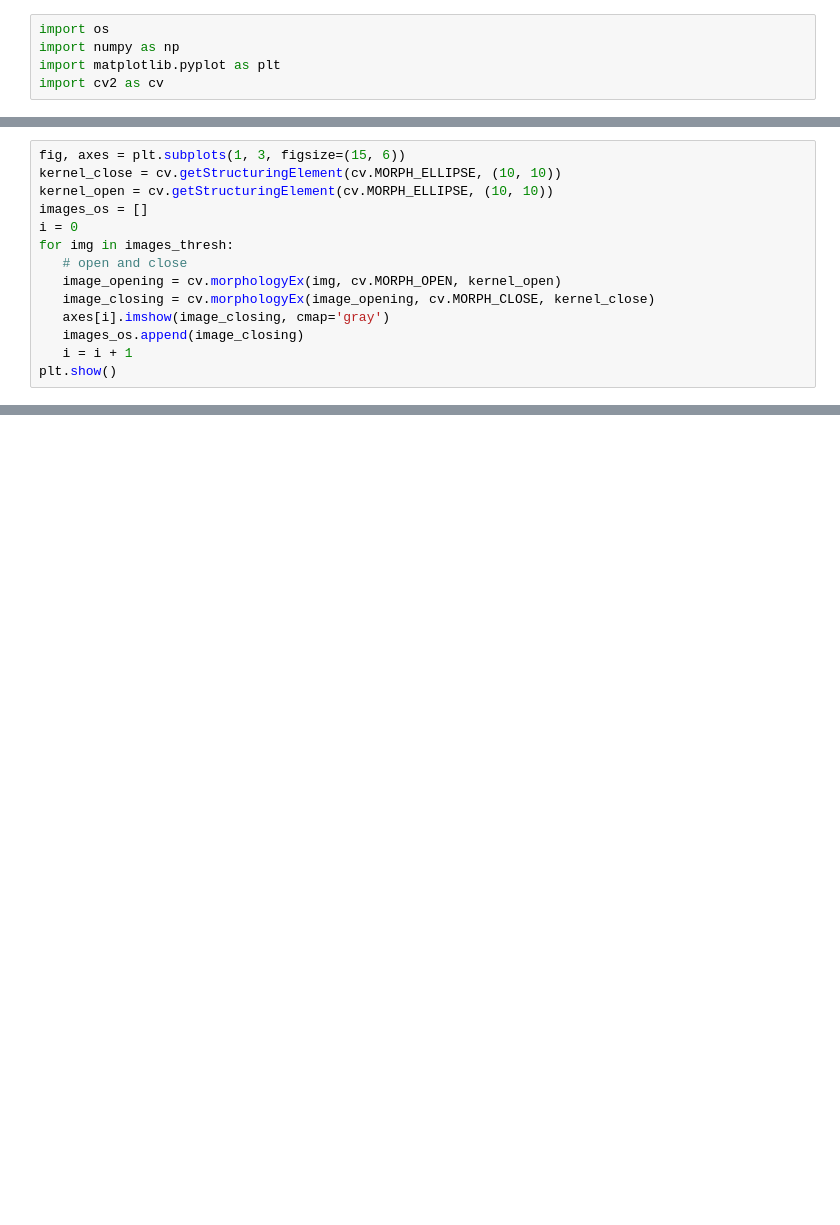
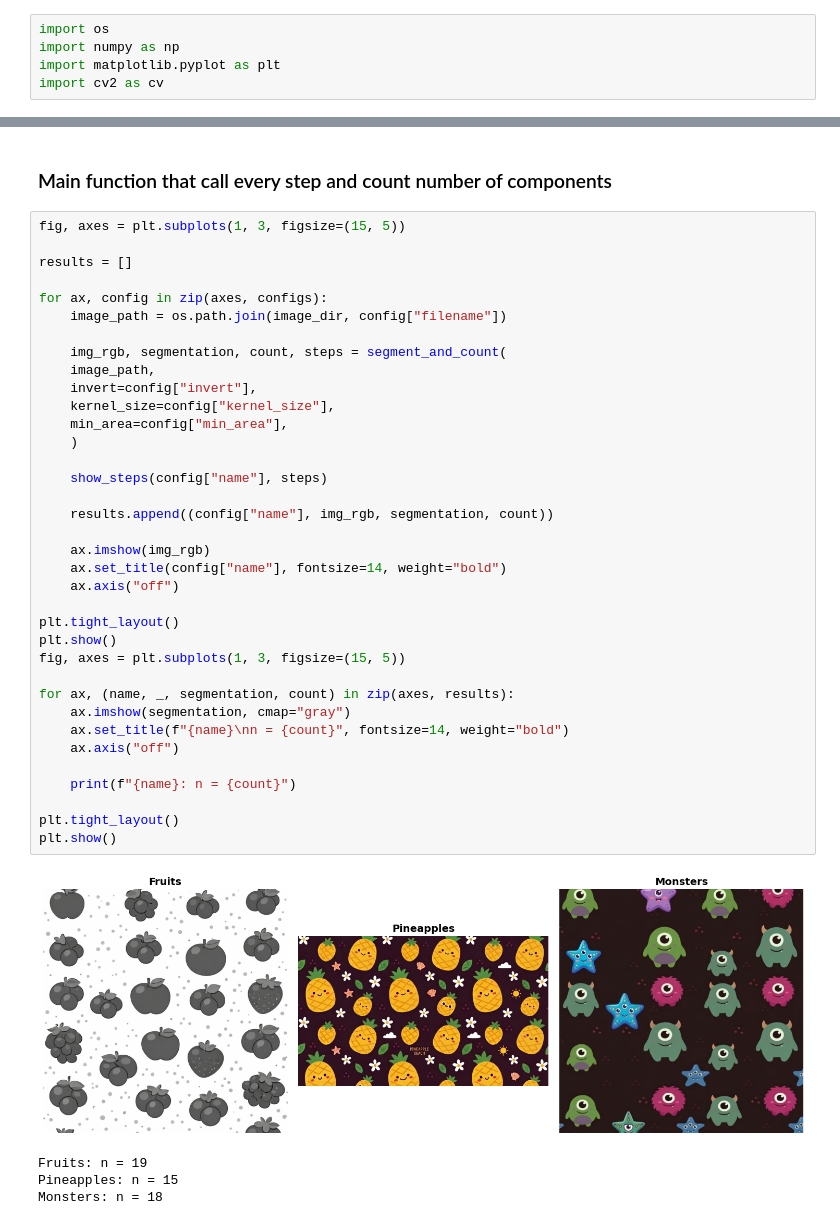
Before and after one commit to qinhan5992/openCV-lab, a Jupyter notebook: lab04/lab04.ipynb, the cells around one changed output, grey strips where cells are left out. Drawn from its saved outputs; the diff is of its cells as text; blank space fills up the shorter version.

```diff
--- a/lab04/lab04.ipynb
+++ b/lab04/lab04.ipynb
@@ -56,14 +13,0 @@ Obtained threshold:  102.0
-# %%
-fig, axes = plt.subplots(1, 3, figsize=(15, 6))
-kernel_close = cv.getStructuringElement(cv.MORPH_ELLIPSE, (10, 10))
-kernel_open = cv.getStructuringElement(cv.MORPH_ELLIPSE, (10, 10))
-images_os = []
-i = 0
-for img in images_thresh:
-   # open and close
-   image_opening = cv.morphologyEx(img, cv.MORPH_OPEN, kernel_open)
-   image_closing = cv.morphologyEx(image_opening, cv.MORPH_CLOSE, kernel_close)
-   axes[i].imshow(image_closing, cmap='gray')
-   images_os.append(image_closing)
-   i = i + 1
-plt.show()
@@ -129,0 +146,43 @@ plt.show()
+# %% [markdown]
+### Main function that call every step and count number of components
+# %%
+fig, axes = plt.subplots(1, 3, figsize=(15, 5))
+
+results = []
+
+for ax, config in zip(axes, configs):
+    image_path = os.path.join(image_dir, config["filename"])
+
+    img_rgb, segmentation, count, steps = segment_and_count(
+    image_path,
+    invert=config["invert"],
+    kernel_size=config["kernel_size"],
+    min_area=config["min_area"],
+    )
+
+    show_steps(config["name"], steps)
+
+    results.append((config["name"], img_rgb, segmentation, count))
+
+    ax.imshow(img_rgb)
+    ax.set_title(config["name"], fontsize=14, weight="bold")
+    ax.axis("off")
+
+plt.tight_layout()
+plt.show()
+fig, axes = plt.subplots(1, 3, figsize=(15, 5))
+
+for ax, (name, _, segmentation, count) in zip(axes, results):
+    ax.imshow(segmentation, cmap="gray")
+    ax.set_title(f"{name}\nn = {count}", fontsize=14, weight="bold")
+    ax.axis("off")
+
+    print(f"{name}: n = {count}")
+
+plt.tight_layout()
+plt.show()
+# %% [output]
+[figure, added]
+Fruits: n = 19
+Pineapples: n = 15
+Monsters: n = 18
```
Also changed, not shown: parts of 15 cells of this notebook.
